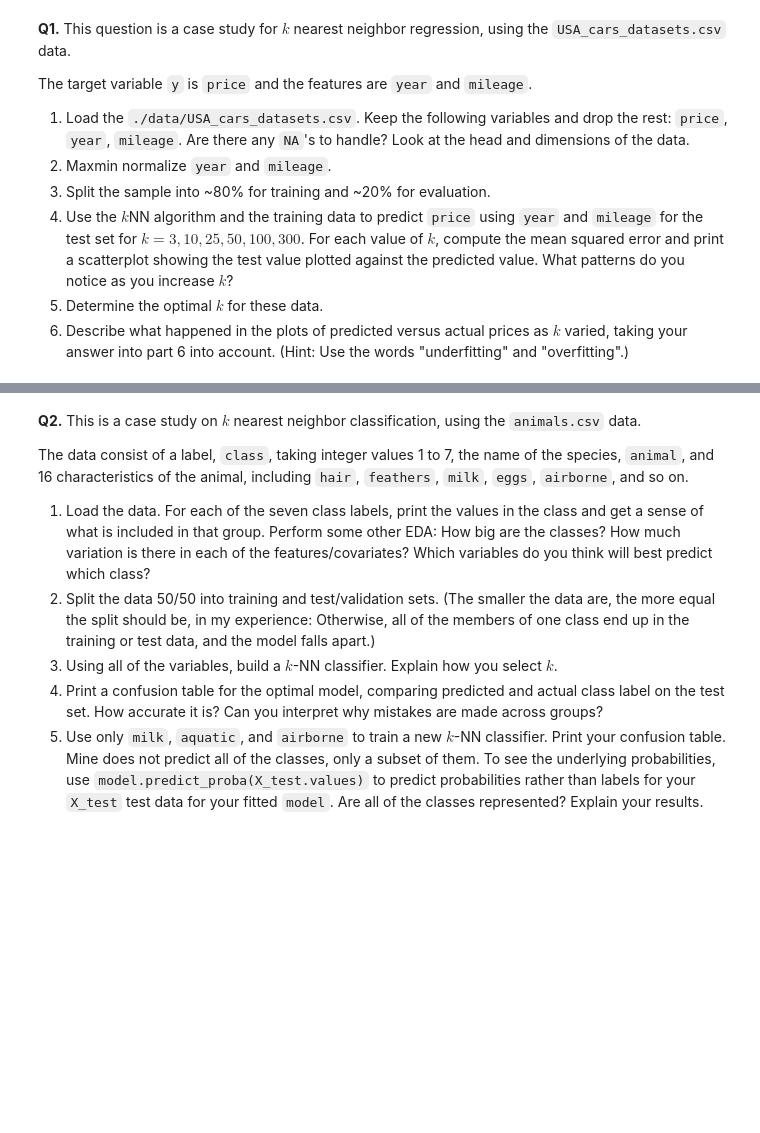
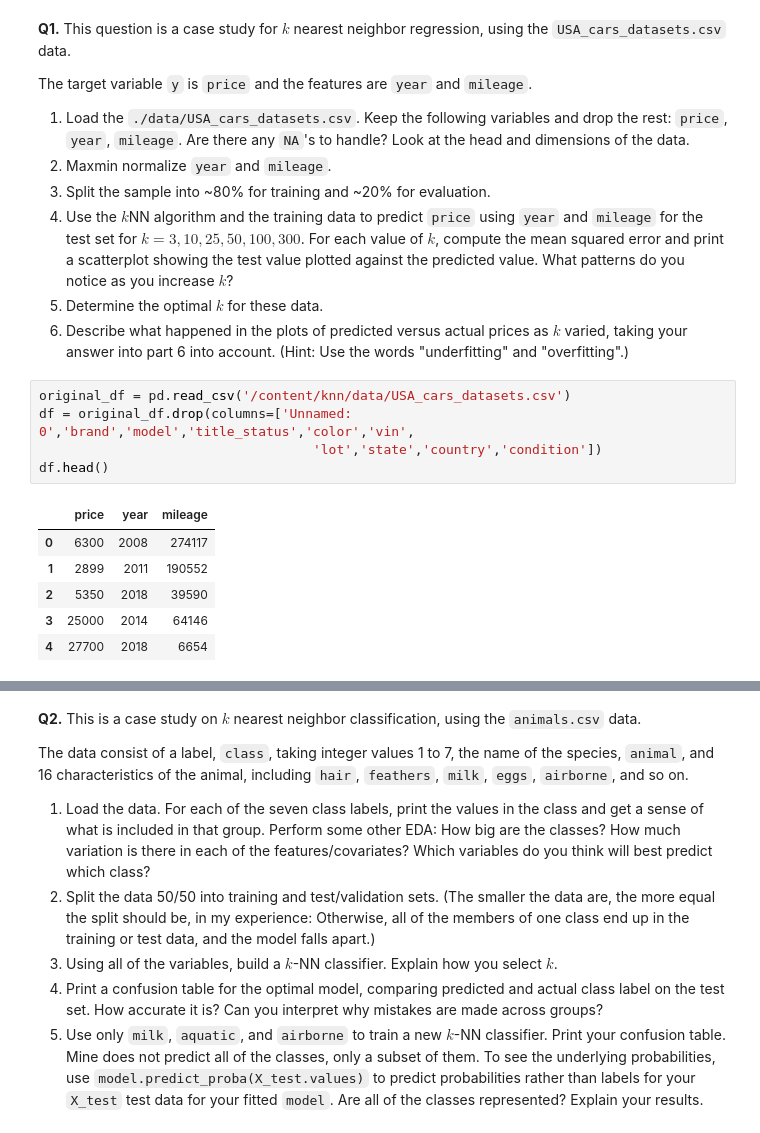
Before and after one commit to fwx5ax/knn, a Jupyter notebook: assignment/assignment_knn.ipynb, the cells around one changed output, grey strips where cells are left out. Drawn from its saved outputs; the diff is of its cells as text; blank space fills up the shorter version.

```diff
--- a/assignment/assignment_knn.ipynb
+++ b/assignment/assignment_knn.ipynb
@@ -35,3 +50,15 @@ The target variable `y` is `price` and the features are `year` and `mileage`.
 4. Use the $k$NN algorithm and the training data to predict `price` using `year` and `mileage` for the test set for $k=3,10,25,50,100,300$. For each value of $k$, compute the mean squared error and print a scatterplot showing the test value plotted against the predicted value. What patterns do you notice as you increase $k$?
 5. Determine the optimal $k$ for these data.
 6. Describe what happened in the plots of predicted versus actual prices as $k$ varied, taking your answer into part 6 into account. (Hint: Use the words "underfitting" and "overfitting".)
+# %%
+original_df = pd.read_csv('/content/knn/data/USA_cars_datasets.csv')
+df = original_df.drop(columns=['Unnamed: 0','brand','model','title_status','color','vin',
+                                   'lot','state','country','condition'])
+df.head()
+# %% [output]
+|  | price | year | mileage |
+| 0 | 6300 | 2008 | 274117 |
+| 1 | 2899 | 2011 | 190552 |
+| 2 | 5350 | 2018 | 39590 |
+| 3 | 25000 | 2014 | 64146 |
+| 4 | 27700 | 2018 | 6654 |
```
Also changed, not shown: parts of 6 cells of this notebook.
